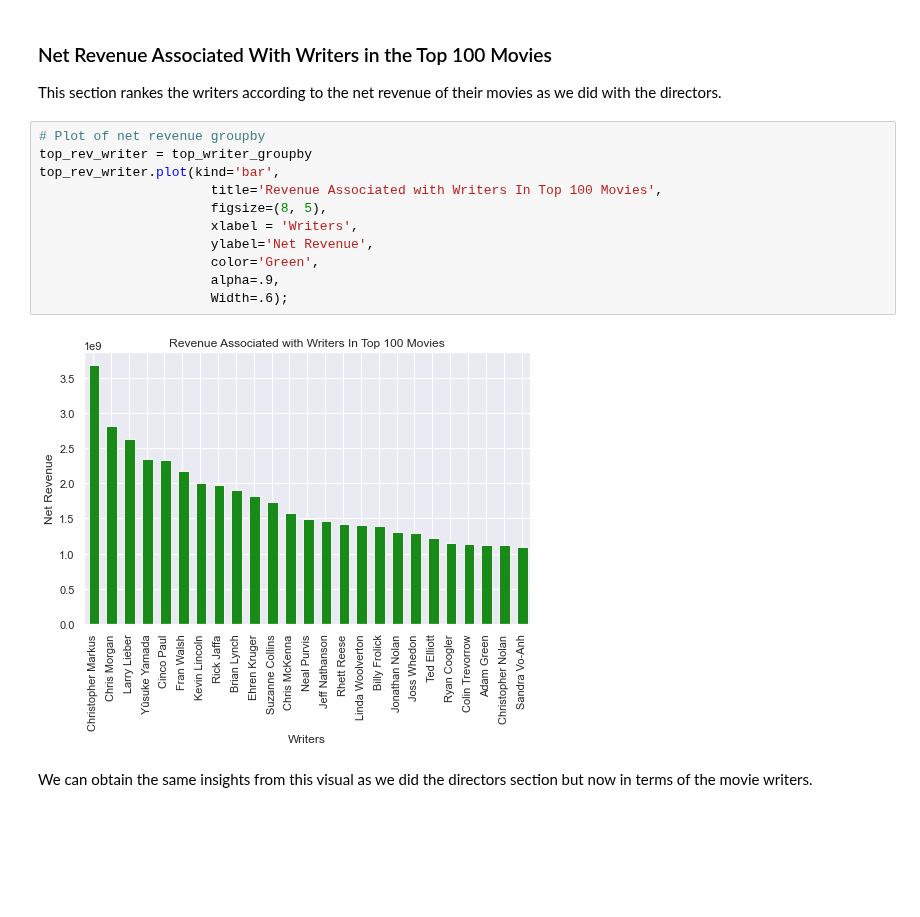
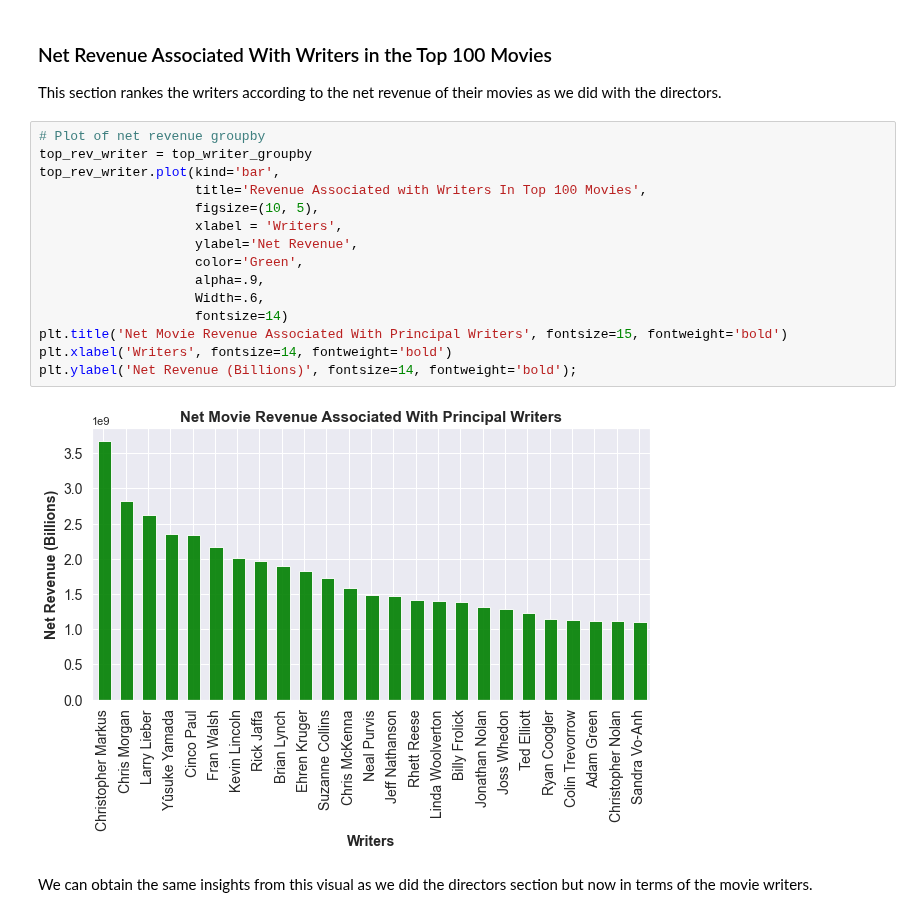
Before and after one commit to reboyce/Gilbert-Team-Repo, a Jupyter notebook: Notebooks/Final Notebook.ipynb, the cells around one changed output. Cells and saved outputs as stored; diff of their text form; blank space fills up the shorter version.

```diff
--- a/Notebooks/Final Notebook.ipynb
+++ b/Notebooks/Final Notebook.ipynb
@@ -590,16 +591,20 @@ This section rankes the writers according to the net revenue of their movies as
 # %%
 # Plot of net revenue groupby
 top_rev_writer = top_writer_groupby
 top_rev_writer.plot(kind='bar',
-                      title='Revenue Associated with Writers In Top 100 Movies',
-                      figsize=(8, 5),
-                      xlabel = 'Writers',
-                      ylabel='Net Revenue',
-                      color='Green',
-                      alpha=.9,
-                      Width=.6);
+                    title='Revenue Associated with Writers In Top 100 Movies',
+                    figsize=(10, 5),
+                    xlabel = 'Writers',
+                    ylabel='Net Revenue',
+                    color='Green',
+                    alpha=.9,
+                    Width=.6,
+                    fontsize=14)
+plt.title('Net Movie Revenue Associated With Principal Writers', fontsize=15, fontweight='bold')
+plt.xlabel('Writers', fontsize=14, fontweight='bold')
+plt.ylabel('Net Revenue (Billions)', fontsize=14, fontweight='bold');
 # %% [output]
-[figure, old version]
+[figure, new version]
 # %% [markdown]
 We can obtain the same insights from this visual as we did the directors section but now in terms of the movie writers.
 # %% [markdown]
```
Also changed, not shown: parts of 8 cells of this notebook, 1 other file.
